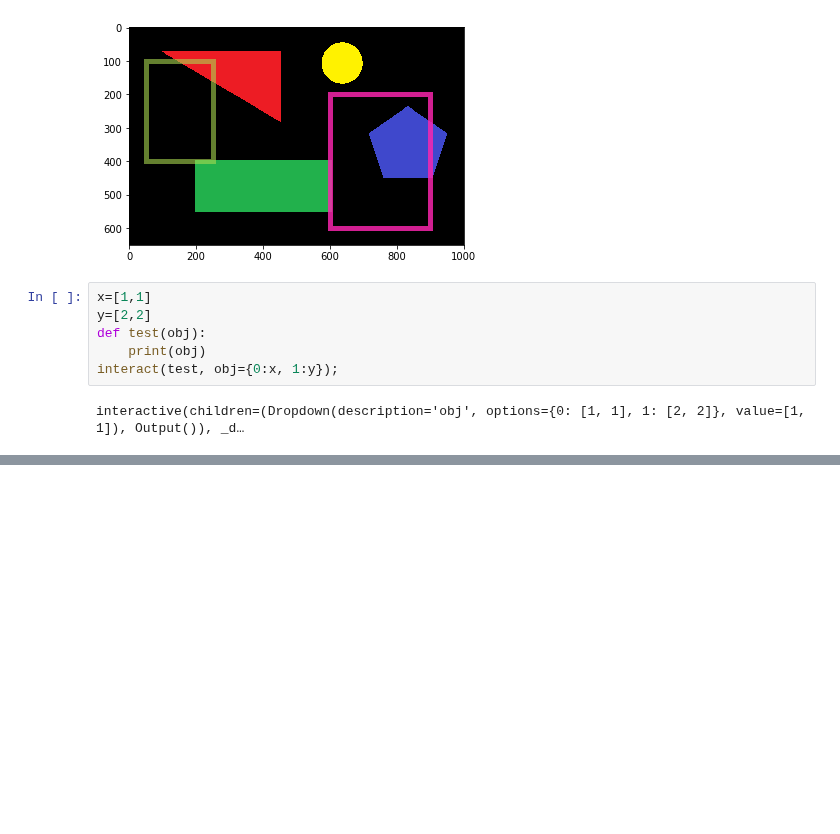
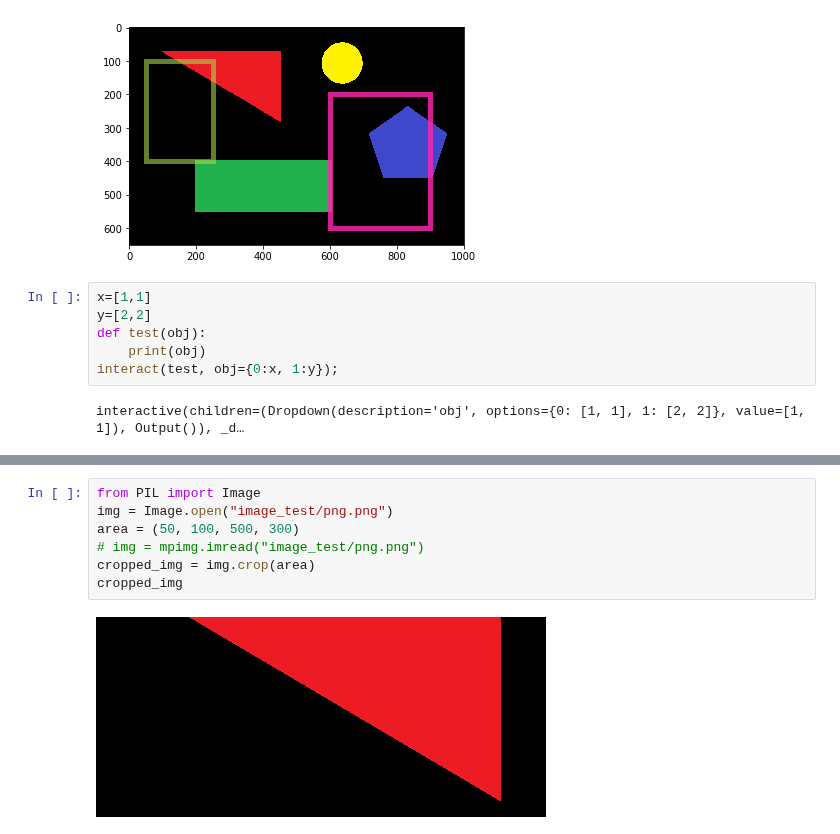
Before and after one commit to kuiyochen/Python_ML_learning, a Jupyter notebook: Testing_Place.ipynb, the cells around one changed output, grey strips where cells are left out. Cells and saved outputs as stored; diff of their text form; blank space fills up the shorter version.

```diff
--- a/Testing_Place.ipynb
+++ b/Testing_Place.ipynb
@@ -495,0 +520,9 @@ interactive(children=(Dropdown(description='obj', options={0: [1, 1], 1: [2, 2]}
+# %%
+from PIL import Image
+img = Image.open("image_test/png.png")
+area = (50, 100, 500, 300)
+# img = mpimg.imread("image_test/png.png")
+cropped_img = img.crop(area)
+cropped_img
+# %% [output]
+[figure, added]
```
Also changed, not shown: parts of 1 cell of this notebook, 11 other files.
